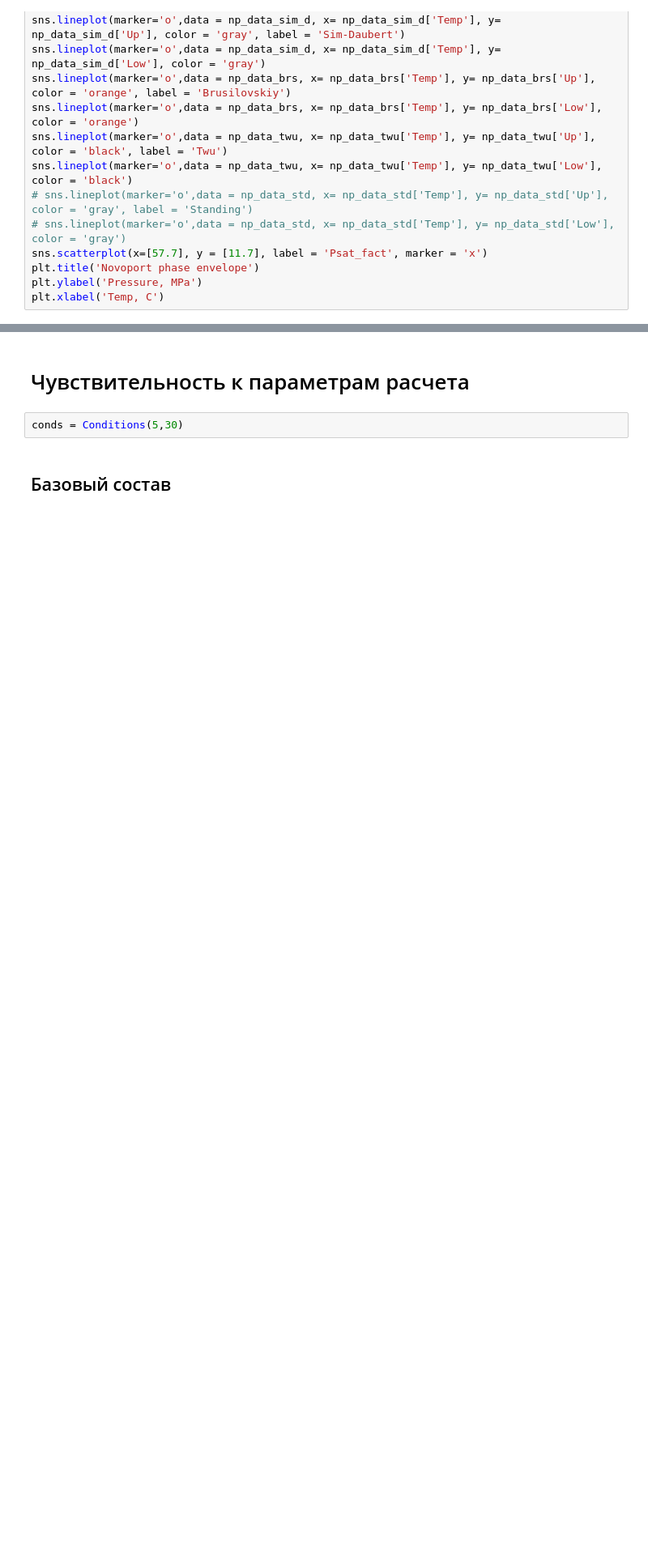
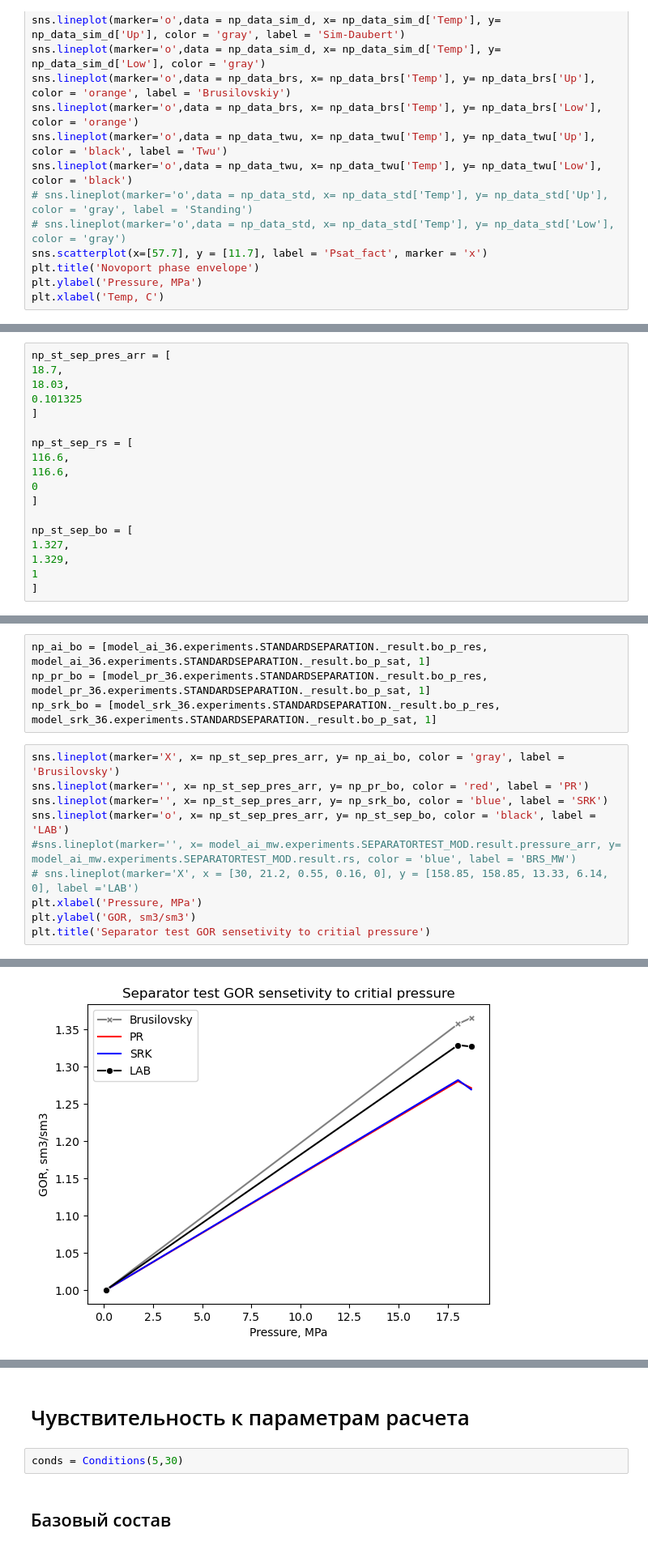
Before and after one commit to SidorenkoDD/BlackBoxFluid, a Jupyter notebook: code/notebook diss.ipynb, the cells around one changed output, grey strips where cells are left out. Shown at 81% size. Cells and saved outputs as stored; diff of their text form; blank space fills up the shorter version.

```diff
--- a/code/notebook diss.ipynb
+++ b/code/notebook diss.ipynb
@@ -472,0 +1093,18 @@ plt.xlabel('Temp, C')
+# %%
+np_st_sep_pres_arr = [
+18.7,
+18.03,
+0.101325
+]
+
+np_st_sep_rs = [
+116.6,
+116.6,
+0
+]
+
+np_st_sep_bo = [
+1.327,
+1.329,
+1
+]
@@ -472,0 +1138,15 @@ plt.xlabel('Temp, C')
+# %%
+np_ai_bo = [model_ai_36.experiments.STANDARDSEPARATION._result.bo_p_res, model_ai_36.experiments.STANDARDSEPARATION._result.bo_p_sat, 1]
+np_pr_bo = [model_pr_36.experiments.STANDARDSEPARATION._result.bo_p_res, model_pr_36.experiments.STANDARDSEPARATION._result.bo_p_sat, 1]
+np_srk_bo = [model_srk_36.experiments.STANDARDSEPARATION._result.bo_p_res, model_srk_36.experiments.STANDARDSEPARATION._result.bo_p_sat, 1]
+# %%
+sns.lineplot(marker='X', x= np_st_sep_pres_arr, y= np_ai_bo, color = 'gray', label = 'Brusilovsky')
+sns.lineplot(marker='', x= np_st_sep_pres_arr, y= np_pr_bo, color = 'red', label = 'PR')
+sns.lineplot(marker='', x= np_st_sep_pres_arr, y= np_srk_bo, color = 'blue', label = 'SRK')
+sns.lineplot(marker='o', x= np_st_sep_pres_arr, y= np_st_sep_bo, color = 'black', label = 'LAB')
+#sns.lineplot(marker='', x= model_ai_mw.experiments.SEPARATORTEST_MOD.result.pressure_arr, y= model_ai_mw.experiments.SEPARATORTEST_MOD.result.rs, color = 'blue', label = 'BRS_MW')
+# sns.lineplot(marker='X', x = [30, 21.2, 0.55, 0.16, 0], y = [158.85, 158.85, 13.33, 6.14, 0], label ='LAB')
+plt.xlabel('Pressure, MPa')
+plt.ylabel('GOR, sm3/sm3')
+plt.title('Separator test GOR sensetivity to critial pressure')
+# %% [output]
@@ -472,0 +1154 @@ plt.xlabel('Temp, C')
+[figure, added]
```
Also changed, not shown: parts of 186 cells of this notebook, 11 other files.
